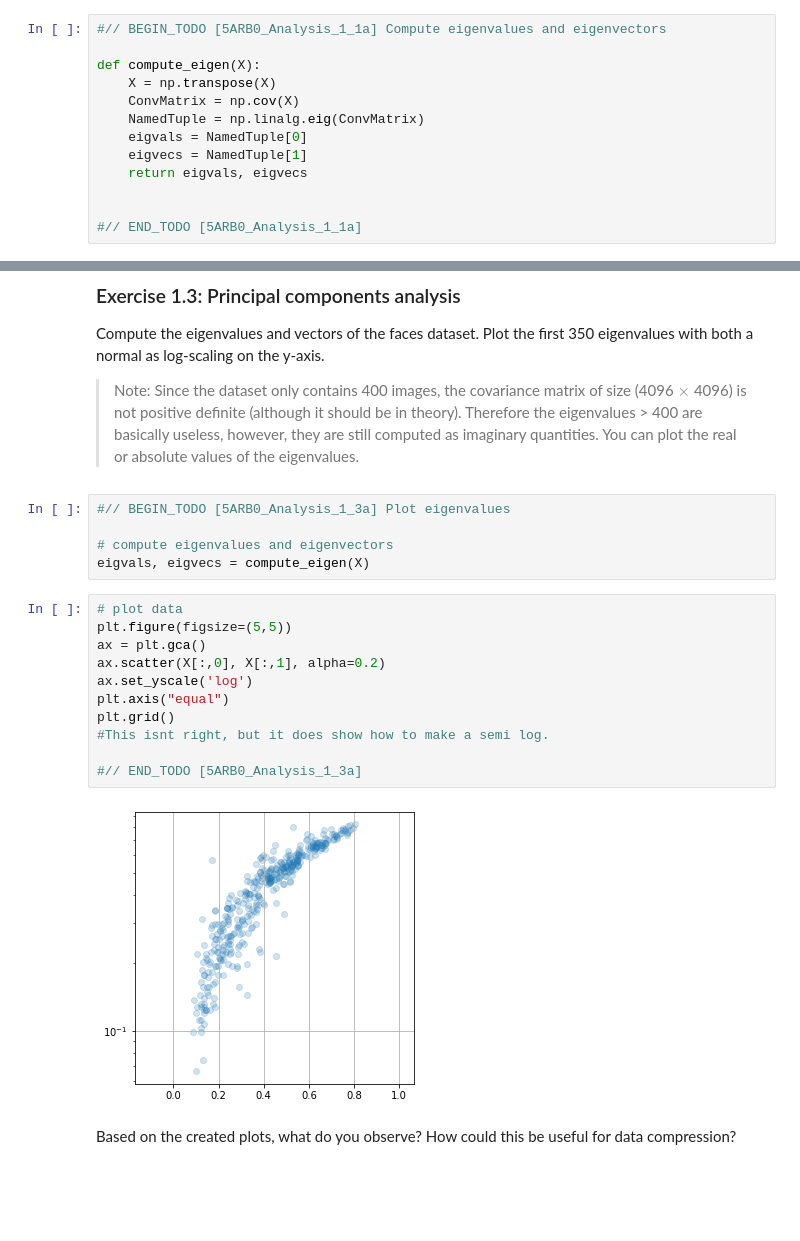
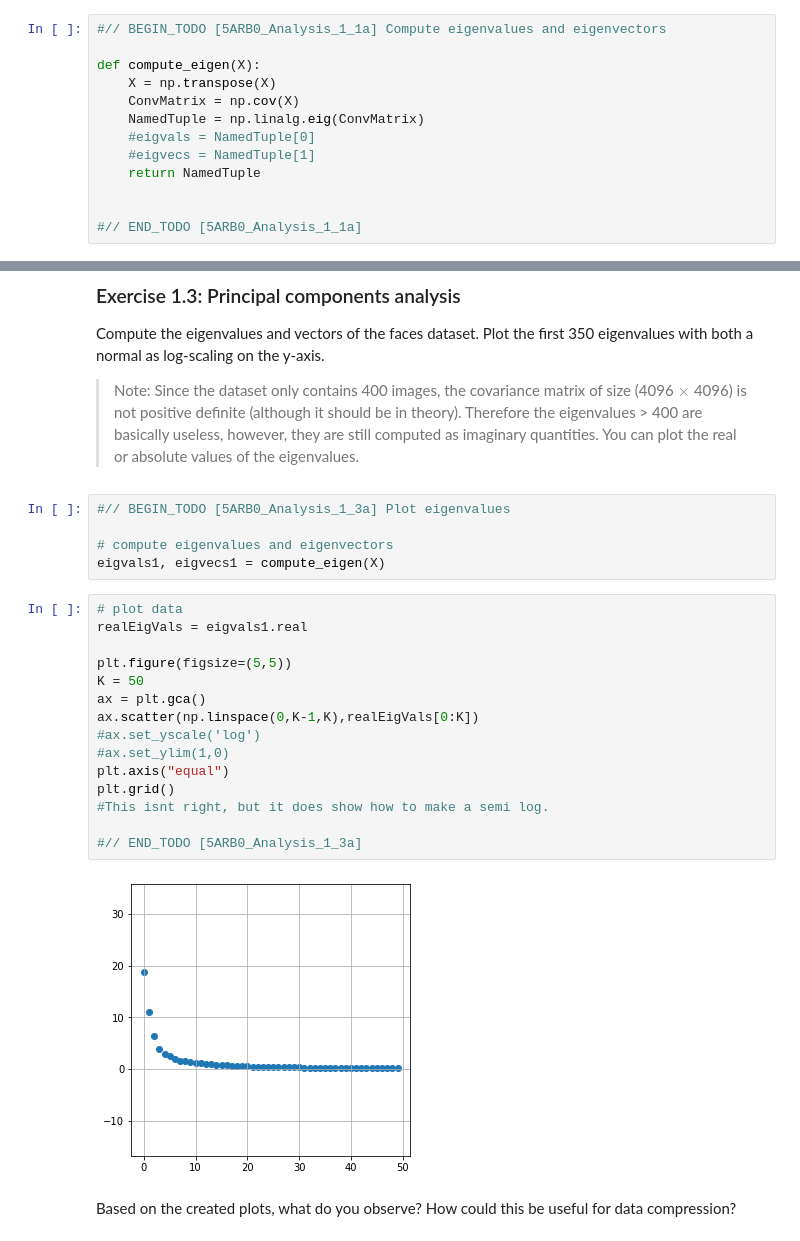
Before and after one commit to ErikNij/5ARB0DataScience, a Jupyter notebook: analysis-template.ipynb, the cells around one changed output, grey strips where cells are left out. Drawn from its saved outputs; the diff is of its cells as text; blank space fills up the shorter version.

```diff
--- a/analysis-template.ipynb
+++ b/analysis-template.ipynb
@@ -66,9 +66,9 @@ def compute_eigen(X):
     X = np.transpose(X)
     ConvMatrix = np.cov(X)
     NamedTuple = np.linalg.eig(ConvMatrix)
-    eigvals = NamedTuple[0]
-    eigvecs = NamedTuple[1]
-    return eigvals, eigvecs
+    #eigvals = NamedTuple[0]
+    #eigvecs = NamedTuple[1]
+    return NamedTuple
 
 
 #// END_TODO [5ARB0_Analysis_1_1a]
@@ -182,20 +181,24 @@ Compute the eigenvalues and vectors of the faces dataset. Plot the first 350 eig
 #// BEGIN_TODO [5ARB0_Analysis_1_3a] Plot eigenvalues
 
 # compute eigenvalues and eigenvectors
-eigvals, eigvecs = compute_eigen(X)
+eigvals1, eigvecs1 = compute_eigen(X)
 # %%
 # plot data
+realEigVals = eigvals1.real
+
 plt.figure(figsize=(5,5))
+K = 50
 ax = plt.gca()
-ax.scatter(X[:,0], X[:,1], alpha=0.2)
-ax.set_yscale('log')
+ax.scatter(np.linspace(0,K-1,K),realEigVals[0:K])
+#ax.set_yscale('log')
+#ax.set_ylim(1,0)
 plt.axis("equal")
 plt.grid()
 #This isnt right, but it does show how to make a semi log.
 
 #// END_TODO [5ARB0_Analysis_1_3a]
 # %% [output]
-[figure, old version]
+[figure, new version]
 # %% [markdown]
 Based on the created plots, what do you observe? How could this be useful for data compression?
 # %% [markdown]
```
Also changed, not shown: parts of 8 cells of this notebook.
